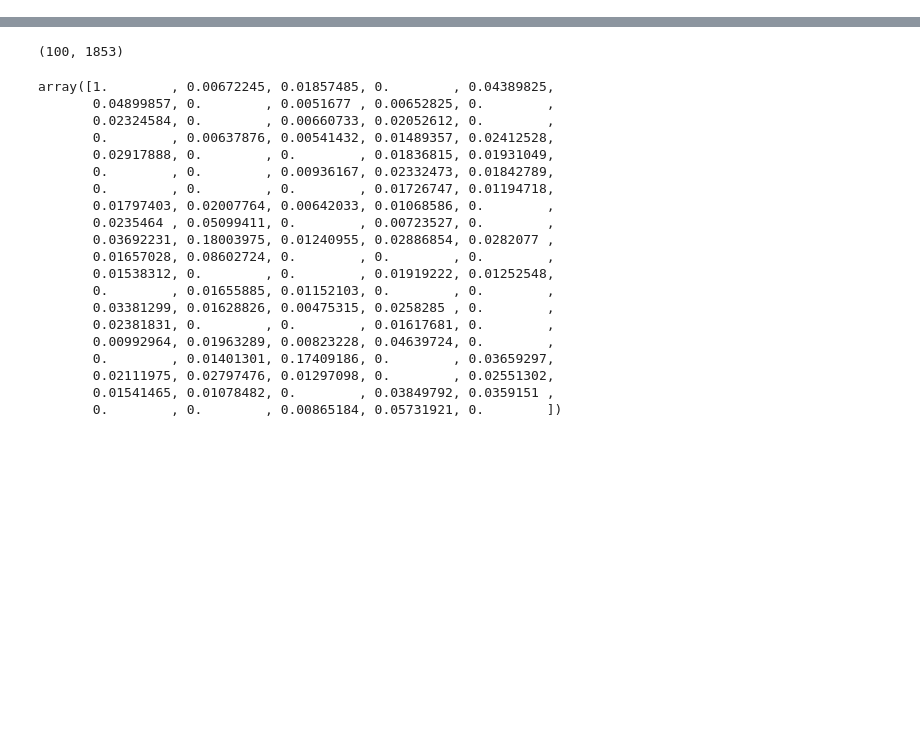
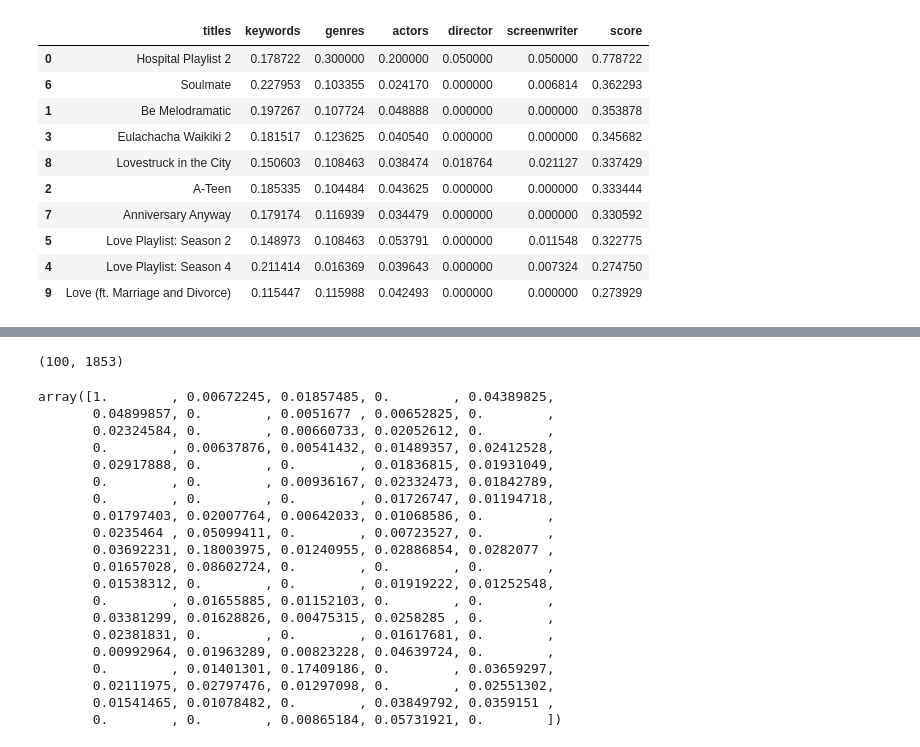
Before and after one commit to JohndKim/Kdrama-Recommender, a Jupyter notebook: recommender/test.ipynb, the cells around one changed output, grey strips where cells are left out. Drawn from its saved outputs; the diff is of its cells as text; code cells hidden in the pictures; blank space fills up the shorter version.

```diff
--- a/recommender/test.ipynb
+++ b/recommender/test.ipynb
@@ -41,0 +117,17 @@ dtype: int64
+# %%
+new_df = pd.DataFrame(sim_data)
+new_df['score'] = new_df.sum(axis=1, numeric_only=True)
+new_df = new_df.sort_values("score", ascending=False)
+new_df
+# %% [output]
+|  | titles | keywords | genres | actors | director | screenwriter | score |
+| 0 | Hospital Playlist 2 | 0.178722 | 0.300000 | 0.200000 | 0.050000 | 0.050000 | 0.778722 |
+| 6 | Soulmate | 0.227953 | 0.103355 | 0.024170 | 0.000000 | 0.006814 | 0.362293 |
+| 1 | Be Melodramatic | 0.197267 | 0.107724 | 0.048888 | 0.000000 | 0.000000 | 0.353878 |
+| 3 | Eulachacha Waikiki 2 | 0.181517 | 0.123625 | 0.040540 | 0.000000 | 0.000000 | 0.345682 |
+| 8 | Lovestruck in the City | 0.150603 | 0.108463 | 0.038474 | 0.018764 | 0.021127 | 0.337429 |
+| 2 | A-Teen | 0.185335 | 0.104484 | 0.043625 | 0.000000 | 0.000000 | 0.333444 |
+| 7 | Anniversary Anyway | 0.179174 | 0.116939 | 0.034479 | 0.000000 | 0.000000 | 0.330592 |
+| 5 | Love Playlist: Season 2 | 0.148973 | 0.108463 | 0.053791 | 0.000000 | 0.011548 | 0.322775 |
+| 4 | Love Playlist: Season 4 | 0.211414 | 0.016369 | 0.039643 | 0.000000 | 0.007324 | 0.274750 |
+| 9 | Love (ft. Marriage and Divorce) | 0.115447 | 0.115988 | 0.042493 | 0.000000 | 0.000000 | 0.273929 |
```
Also changed, not shown: parts of 6 cells of this notebook, 4 other files.
